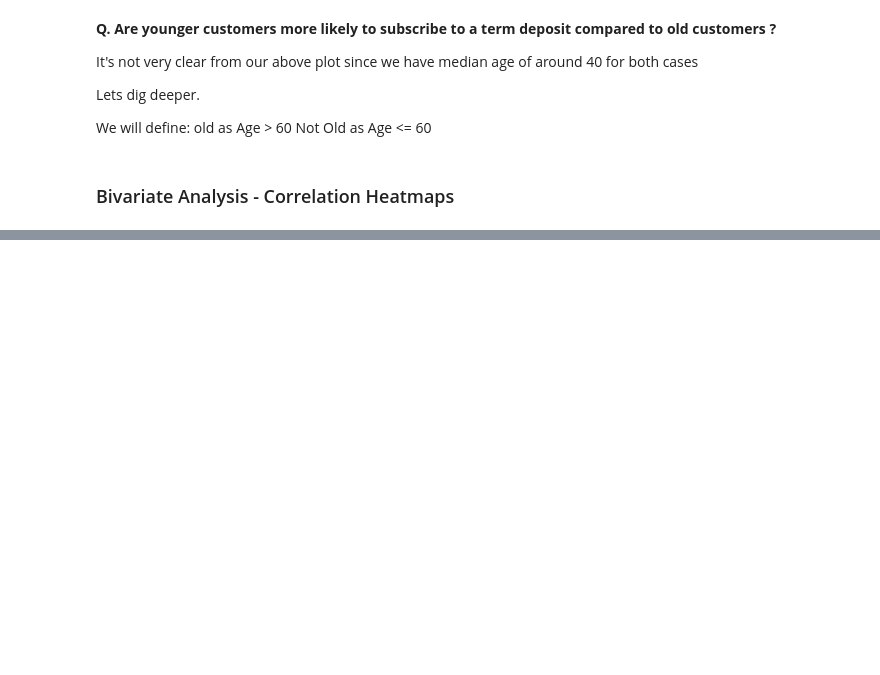
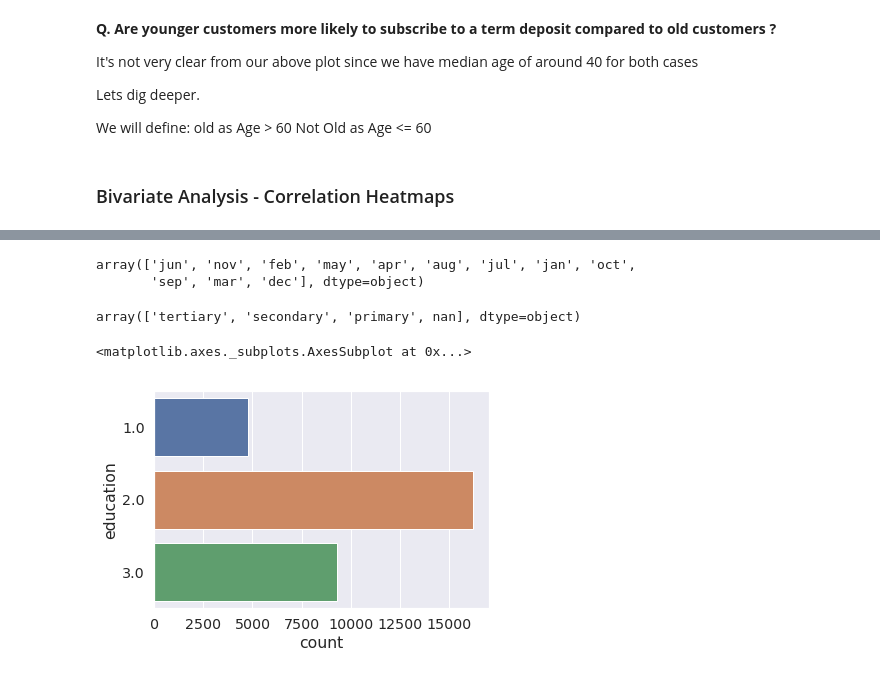
Before and after one commit to faisal-git/Intelligent_Target, a Jupyter notebook: Intelligent Targeting.ipynb, the cells around one changed output, grey strips where cells are left out. Saved outputs shown, nothing was run; the diff lists cells and outputs as text; code cells hidden in the pictures; blank space fills up the shorter version.

Commit message:
handle numeric missing values

```diff
--- a/Intelligent Targeting.ipynb
+++ b/Intelligent Targeting.ipynb
@@ -501,0 +536,3 @@ _ = sns.heatmap(train[numerical].corr(), annot=True)
+# %%
+train.replace(['no','yes','unknown'],[0,1,np.nan],inplace=True)
+test.replace(['no','yes','unknown'],[0,1,np.nan],inplace=True)
@@ -501,0 +560,16 @@ _ = sns.heatmap(train[numerical].corr(), annot=True)
+# %%
+### missing values in days_since_prev_campaign_contact shows that they are new customers ,proved earlier in EDA
+train['NewCustomer']=train.days_since_prev_campaign_contact.isna().apply(int)
+train.drop('days_since_prev_campaign_contact',axis=1,inplace=True)
+test['NewCustomer']=test.days_since_prev_campaign_contact.isna().apply(int)
+test.drop('days_since_prev_campaign_contact',axis=1,inplace=True)
+# %%
+train.month.unique()
+# %% [output]
+array(['jun', 'nov', 'feb', 'may', 'apr', 'aug', 'jul', 'jan', 'oct',
+       'sep', 'mar', 'dec'], dtype=object)
+# %%
+train.replace(['jun', 'nov', 'feb', 'may', 'apr', 'aug', 'jul', 'jan', 'oct',
+       'sep', 'mar', 'dec'],list(range(1,13)),inplace=True)
+test.replace(['jun', 'nov', 'feb', 'may', 'apr', 'aug', 'jul', 'jan', 'oct',
+       'sep', 'mar', 'dec'],list(range(1,13)),inplace=True)
@@ -501,0 +578,7 @@ _ = sns.heatmap(train[numerical].corr(), annot=True)
+# %%
+train.education.unique()
+# %% [output]
+array(['tertiary', 'secondary', 'primary', nan], dtype=object)
+# %%
+train.replace(['primary','secondary','tertiary'],[1,2,3],inplace=True)
+test.replace(['primary','secondary','tertiary'],[1,2,3],inplace=True)
@@ -501,0 +587,5 @@ _ = sns.heatmap(train[numerical].corr(), annot=True)
+# %%
+sns.countplot(data=train,y='education')
+# %% [output]
+<matplotlib.axes._subplots.AxesSubplot at 0x...>
+[figure, added]
```
Also changed, not shown: parts of 50 cells of this notebook.
